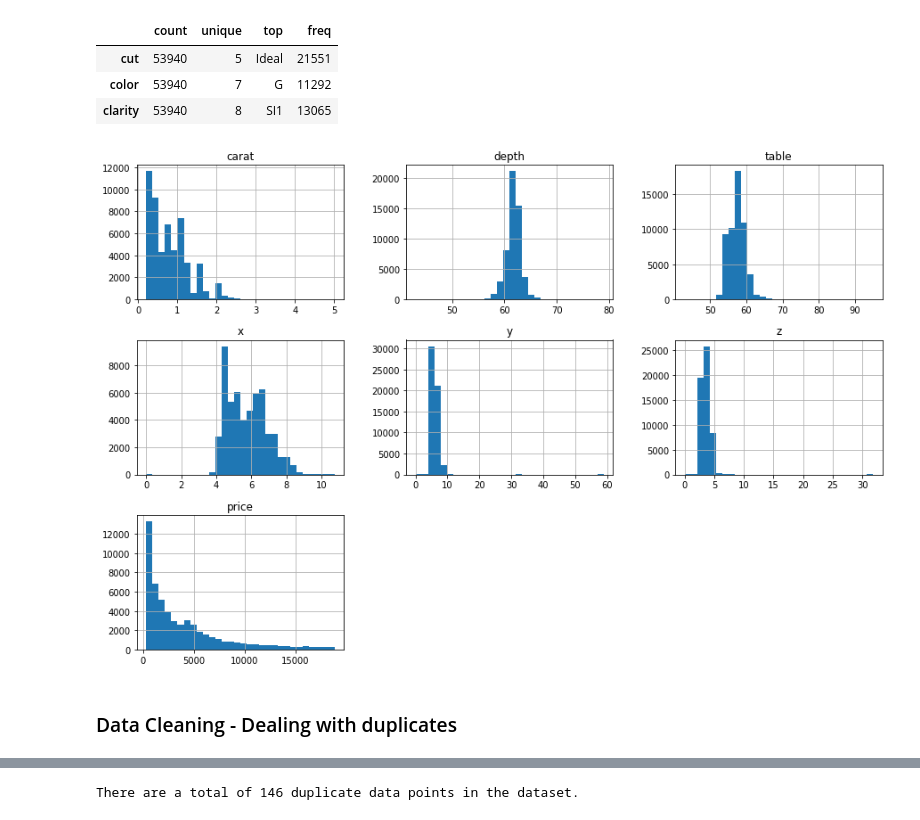
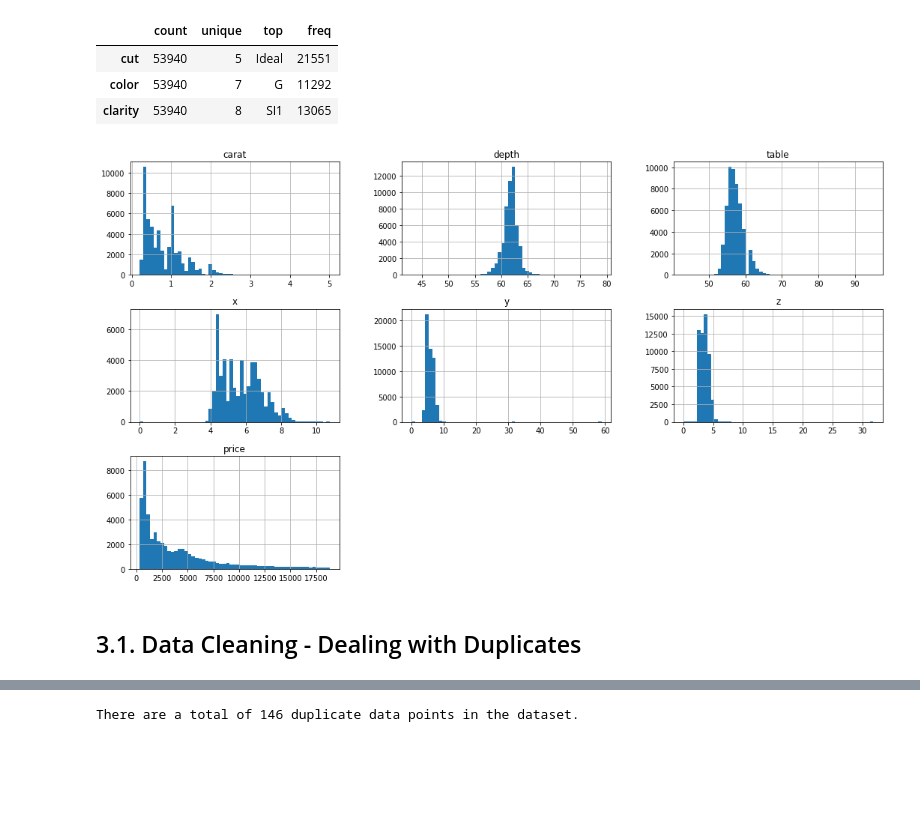
Before and after one commit to kadaso/Diamonds-price-prediction, a Jupyter notebook: Main/main.ipynb, the cells around one changed output, grey strips where cells are left out. Saved outputs shown, nothing was run; the diff lists cells and outputs as text; code cells hidden in the pictures; blank space fills up the shorter version.

Commit message:
Refine the main.ipynb, add images

```diff
--- a/Main/main.ipynb
+++ b/Main/main.ipynb
@@ -159,10 +181,11 @@ Summary of statistics for categorical attributes:
 | color | 53940 | 7 | G | 11292 |
 | clarity | 53940 | 8 | SI1 | 13065 |
 # %%
-hist_plot = diamonds.hist(figsize=(15,10), bins=30)
+# Histogram plots for numerical attributes
+hist_plot = diamonds.hist(figsize=(18,10), bins=55)
 plt.show()
 # %% [output]
-[figure, old version]
+[figure, new version]
 # %% [markdown]
-### Data Cleaning - Dealing with duplicates
+## 3.1. Data Cleaning - Dealing with Duplicates
 # %%
```
Also changed, not shown: parts of 71 cells of this notebook, 8 other files.
